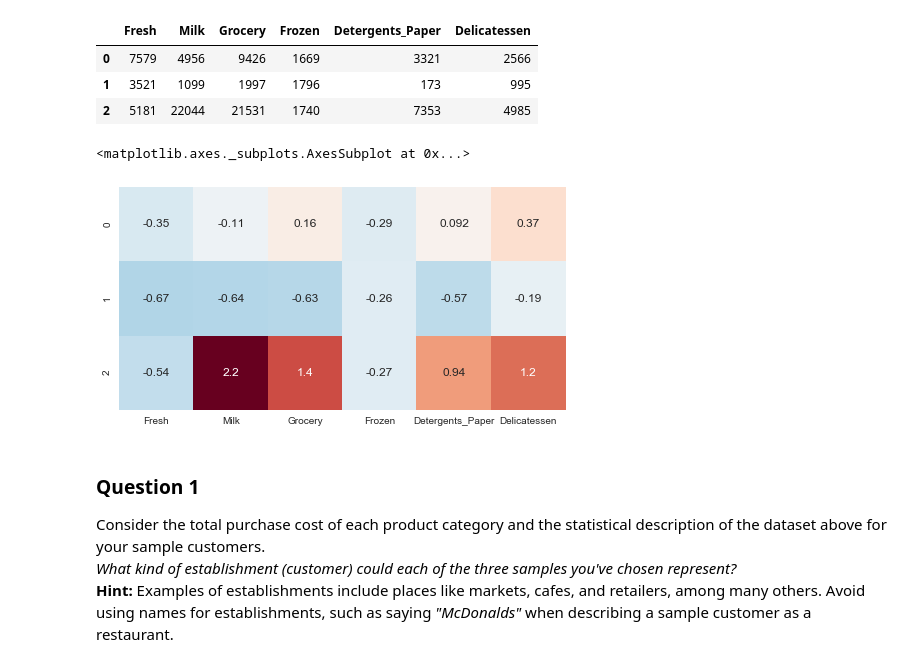
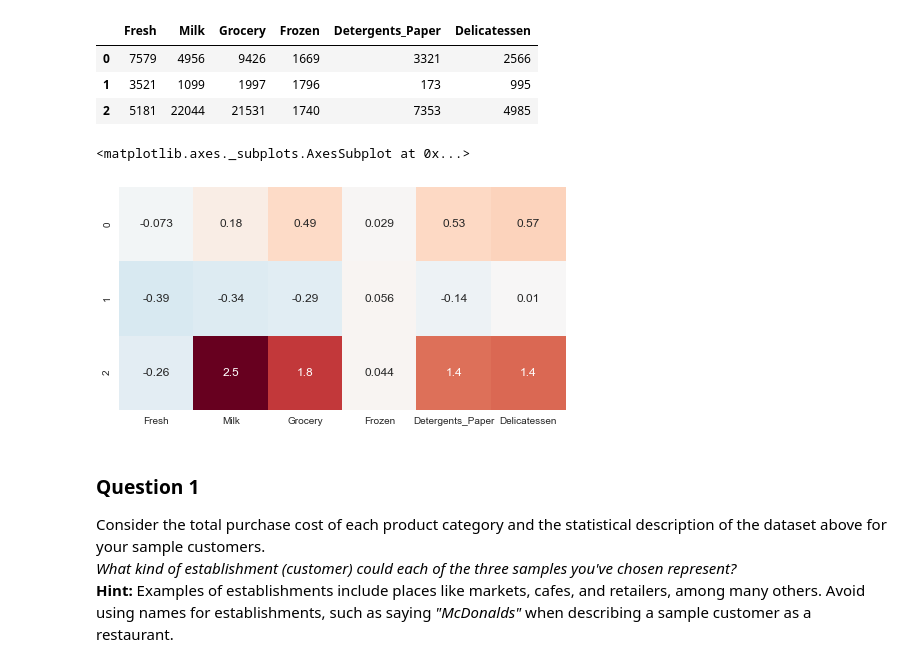
Before and after one commit to TokyoIndex/mlnd_customer_segments, a Jupyter notebook: customer_segments.ipynb, the cells around one changed output. Cells and saved outputs as stored; diff of their text form; code cells hidden in the pictures.

```diff
--- a/customer_segments.ipynb
+++ b/customer_segments.ipynb
@@ -76,12 +76,12 @@ Chosen samples of wholesale customers dataset:
 # %%
 # Compare each of the samples expenditures to the statistical description of the data
 import seaborn as sns
 
 # Normalize expenditures
-sns.heatmap((samples-data.mean())/data.std(ddof=0), annot=True, cbar=False, square=True)
+sns.heatmap((samples-data.median())/data.std(ddof=0), annot=True, cbar=False, square=True)
 # %% [output]
 <matplotlib.axes._subplots.AxesSubplot at 0x...>
-[figure, old version]
+[figure, new version]
 # %% [markdown]
 ### Question 1
 Consider the total purchase cost of each product category and the statistical description of the dataset above for your sample customers.
```
Also changed, not shown: parts of 17 cells of this notebook, 1 other file.
